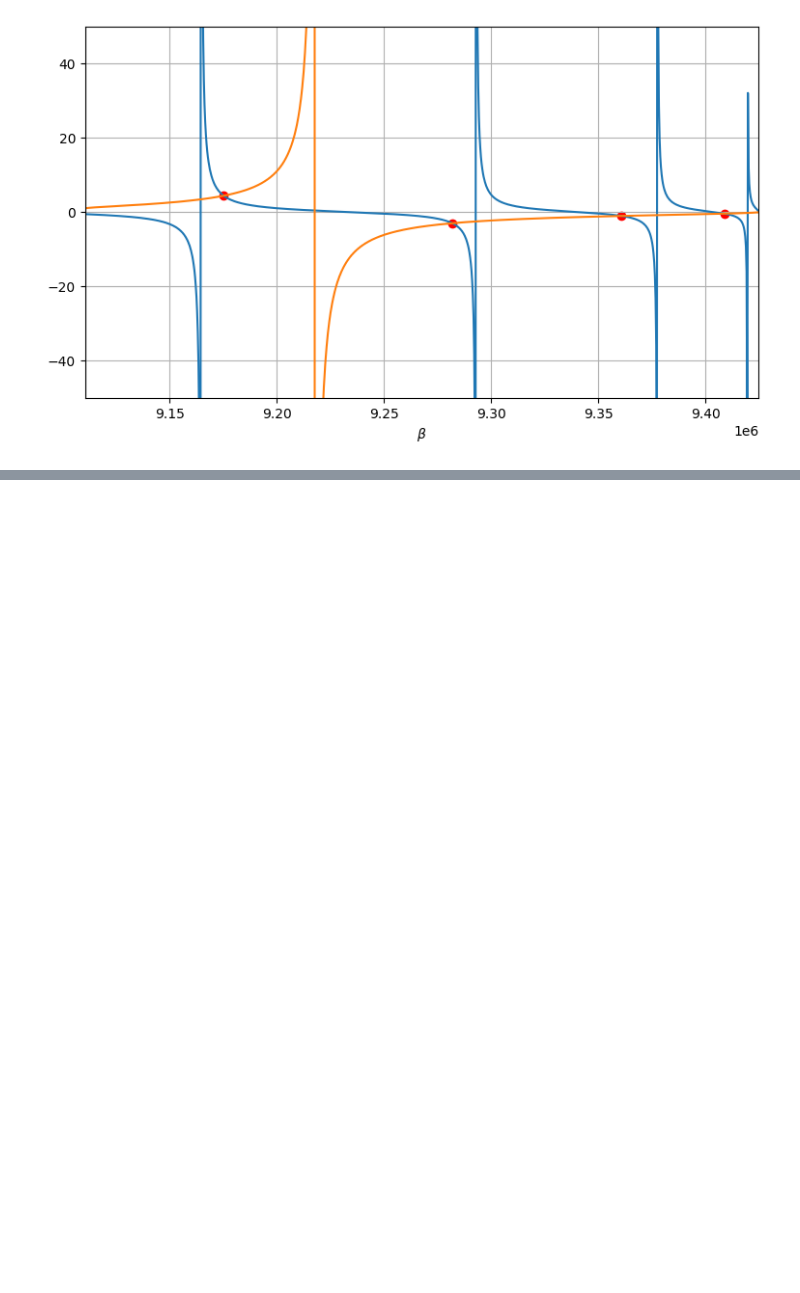
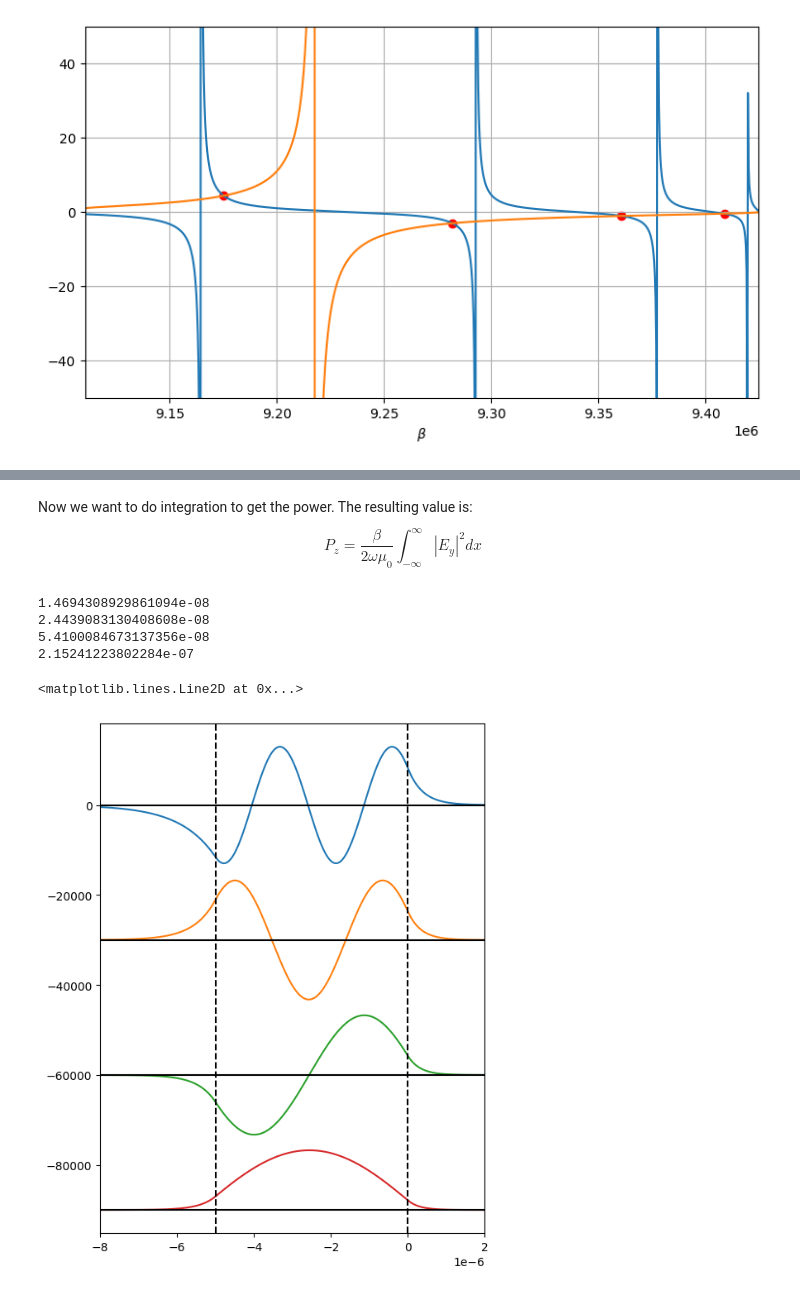
Before and after one commit to cahyadifelix/numerical-photonics, a Jupyter notebook: Pollock_calcs/Ex3_1.ipynb, the cells around one changed output, grey strips where cells are left out. Saved outputs shown, nothing was run; the diff lists cells and outputs as text; code cells hidden in the pictures; blank space fills up the shorter version.

```diff
--- a/Pollock_calcs/Ex3_1.ipynb
+++ b/Pollock_calcs/Ex3_1.ipynb
@@ -19,6 +19,7 @@ import photonics_tools.basic_tools as tools
 import photonics_tools.slab_1d_tools as slab
 import matplotlib.pyplot as plt
 from scipy.optimize import minimize, fsolve
+from scipy.integrate import quad
 
 # Define variables
 lamb0 = 1e-6 # meter
@@ -28,6 +29,7 @@ ns = 1.45
 d = 5e-6 # meter of core thickness
 
 k0 = tools.lamb2wavevector(lamb_vac=lamb0)
+omega0 = tools.lamb2omega(lamb=lamb0)
 # %%
 # Now we can start solving things
 beta = np.linspace(k0*ns, k0*nf, 1000) # beta ranges between 0 and k0*nf. But when it is less than k0*ns, it's not confining anymore, but let's try anyway
@@ -67,0 +78,52 @@ plt.plot()
+# %%
+# Now we define the above equation into a function
+def E_y(x, A, h, gammac, kappaf, gammas):
+
+    if x>0:
+        return A*np.exp(-gammac*x)
+    elif x>-h:
+        return A*(np.cos(kappaf*x) - (gammac/kappaf)*np.sin(kappaf*x))
+    else:
+        return A*(np.cos(kappaf*h) + (gammac/kappaf)*np.sin(kappaf*h))*np.exp(gammas*(x+h))
+# %%
+# Define another function for the square of E_y
+def E_y_square(x, A, h, gammac, kappaf, gammas):
+    return E_y(x, A, h, gammac, kappaf, gammas)**2
+# %% [markdown]
+Now we want to do integration to get the power. The resulting value is:
+$$P_z = \frac{\beta}{2\omega \mu_0} \int_{-\infty}^{\infty} \left|E_y\right|^2 dx$$
+# %%
+# Let's set A to 1, and then we can normalize it later:
+A = 1
+norm_factor = np.zeros_like(sol)
+
+# We iterate over the beta solutions
+for i, bet in enumerate(sol):
+    power = (bet/(2*omega0*tools.VACUUM_PERMEABILITY)) * quad(E_y_square, a = -1e-3, b = 1e-3, args = (A, d, slab.attenuation_coefficient(k0, nc, bet), slab.transverse_wavevector(k0, nf, bet), slab.attenuation_coefficient(k0, ns, bet)))[0]
+    norm_factor[i] = np.sqrt(1/power)
+# %% [output]
+1.4694308929861094e-08
+2.4439083130408608e-08
+5.4100084673137356e-08
+2.15241223802284e-07
+# %%
+# Now, we want to plot our function in the range of interest
+
+xmax = 2e-6
+xmin = -8e-6
+x_array = np.linspace(xmin, xmax, 1000)
+y_array = np.zeros_like(x_array)
+
+fig_mode, ax_mode = plt.subplots(1,1, figsize = (6,8))
+for i, bet in enumerate(sol):
+    for j, x in enumerate(x_array):
+        y_array[j] = E_y(x, norm_factor[i], d, slab.attenuation_coefficient(k0, nc, bet), slab.transverse_wavevector(k0, nf, bet), slab.attenuation_coefficient(k0, ns, bet)) - i*3e4
+    ax_mode.plot(x_array, y_array)
+    ax_mode.axhline(-i*3e4, color = 'black')
+
+ax_mode.set_xlim((xmin, xmax))
+ax_mode.axvline(0, color = 'black', linestyle = '--')
+ax_mode.axvline(-5e-6, color = 'black', linestyle = '--')
+# %% [output]
+<matplotlib.lines.Line2D at 0x...>
+[figure, added]
```
Also changed, not shown: parts of 1 cell of this notebook, 1 other file.
